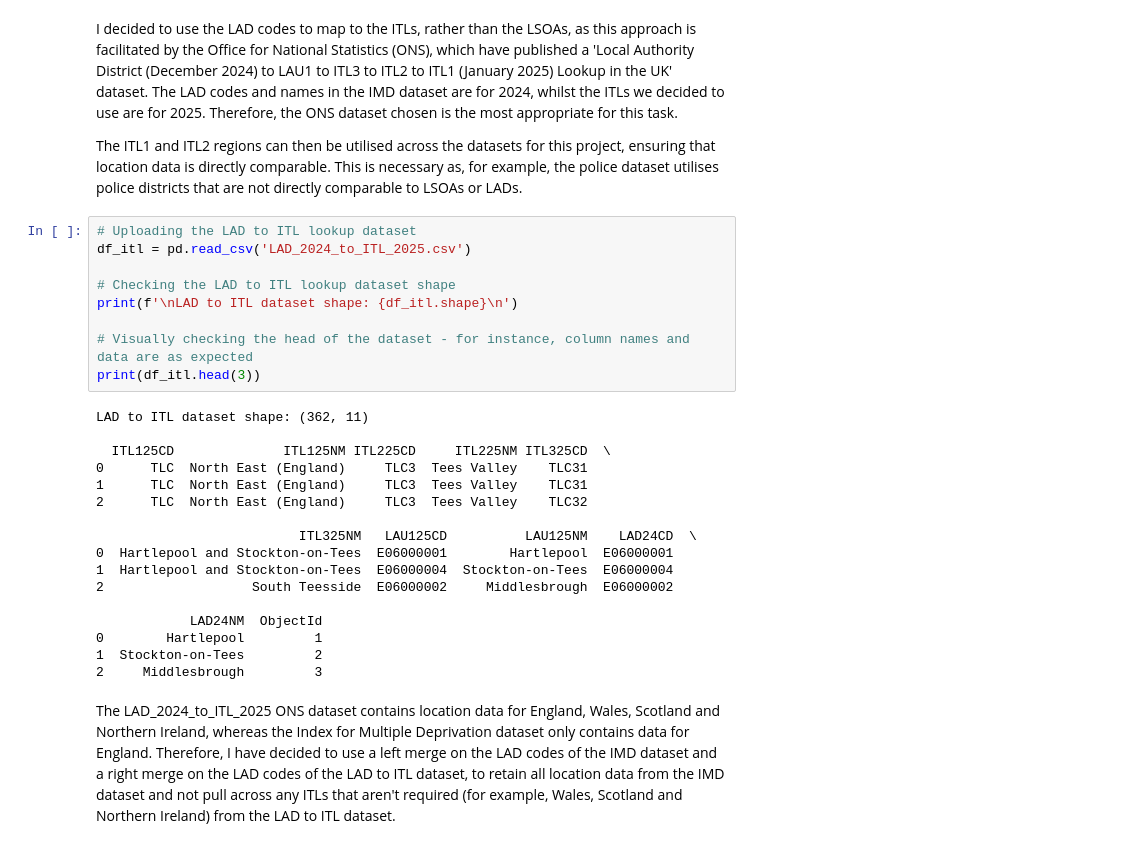
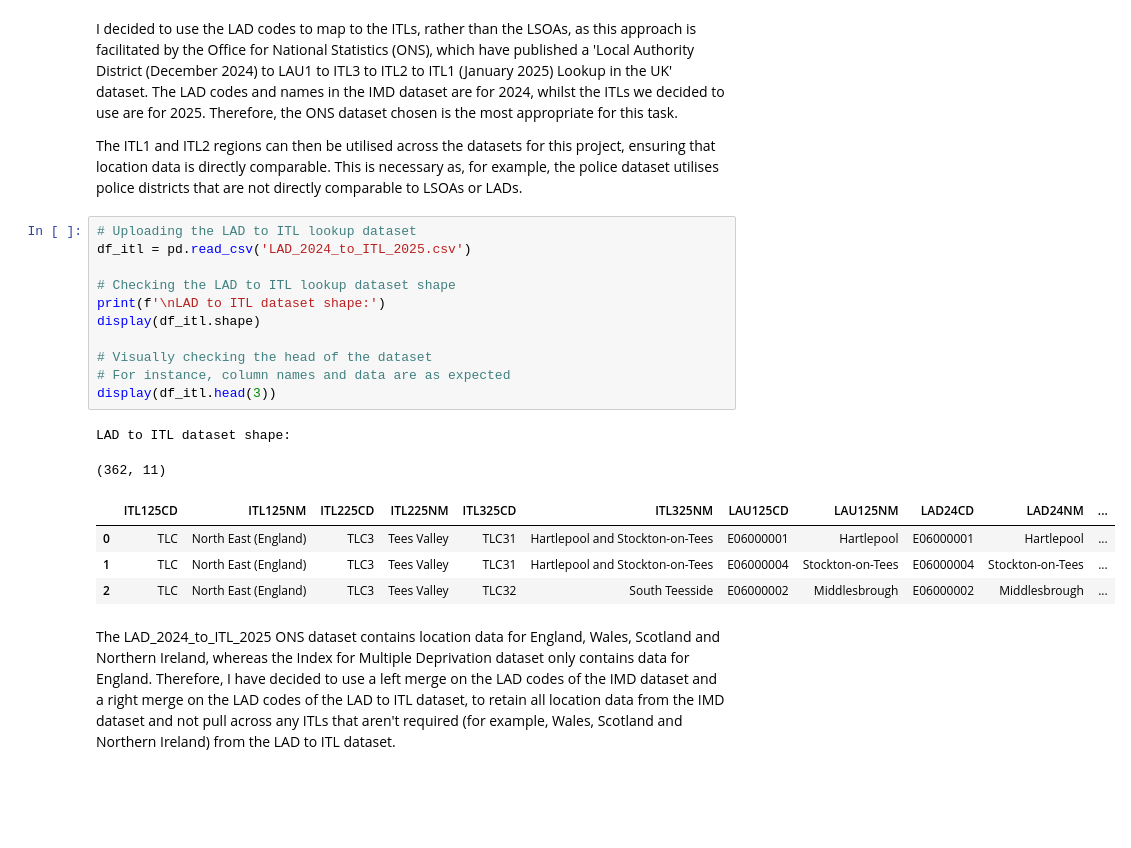
Before and after one commit to idilabdulle/Group-1-Project, a Jupyter notebook: idx_multiple_deprivation_cleaning.ipynb, the cells around one changed output. Drawn from its saved outputs; the diff is of its cells as text; blank space fills up the shorter version.

```diff
--- a/idx_multiple_deprivation_cleaning.ipynb
+++ b/idx_multiple_deprivation_cleaning.ipynb
@@ -144,29 +156,21 @@ The ITL1 and ITL2 regions can then be utilised across the datasets for this proj
 # %%
 # Uploading the LAD to ITL lookup dataset
 df_itl = pd.read_csv('LAD_2024_to_ITL_2025.csv')
 
 # Checking the LAD to ITL lookup dataset shape
-print(f'\nLAD to ITL dataset shape: {df_itl.shape}\n')
+print(f'\nLAD to ITL dataset shape:')
+display(df_itl.shape)
 
-# Visually checking the head of the dataset - for instance, column names and data are as expected
-print(df_itl.head(3))
+# Visually checking the head of the dataset
+# For instance, column names and data are as expected
+display(df_itl.head(3))
 # %% [output]
-LAD to ITL dataset shape: (362, 11)
-
-  ITL125CD              ITL125NM ITL225CD     ITL225NM ITL325CD  \
-0      TLC  North East (England)     TLC3  Tees Valley    TLC31
-1      TLC  North East (England)     TLC3  Tees Valley    TLC31
-2      TLC  North East (England)     TLC3  Tees Valley    TLC32
-
-                          ITL325NM   LAU125CD          LAU125NM    LAD24CD  \
-0  Hartlepool and Stockton-on-Tees  E06000001        Hartlepool  E06000001
-1  Hartlepool and Stockton-on-Tees  E06000004  Stockton-on-Tees  E06000004
-2                   South Teesside  E06000002     Middlesbrough  E06000002
-
-            LAD24NM  ObjectId
-0        Hartlepool         1
-1  Stockton-on-Tees         2
-2     Middlesbrough         3
+LAD to ITL dataset shape:
+(362, 11)
+|  | ITL125CD | ITL125NM | ITL225CD | ITL225NM | ITL325CD | ITL325NM | LAU125CD | LAU125NM | LAD24CD | LAD24NM | ... |
+| 0 | TLC | North East (England) | TLC3 | Tees Valley | TLC31 | Hartlepool and Stockton-on-Tees | E06000001 | Hartlepool | E06000001 | Hartlepool | ... |
+| 1 | TLC | North East (England) | TLC3 | Tees Valley | TLC31 | Hartlepool and Stockton-on-Tees | E06000004 | Stockton-on-Tees | E06000004 | Stockton-on-Tees | ... |
+| 2 | TLC | North East (England) | TLC3 | Tees Valley | TLC32 | South Teesside | E06000002 | Middlesbrough | E06000002 | Middlesbrough | ... |
 # %% [markdown]
 The LAD_2024_to_ITL_2025 ONS dataset contains location data for England, Wales, Scotland and Northern Ireland, whereas the Index for Multiple Deprivation dataset only contains data for England. Therefore, I have decided to use a left merge on the LAD codes of the IMD dataset and a right merge on the LAD codes of the LAD to ITL dataset, to retain all location data from the IMD dataset and not pull across any ITLs that aren't required (for example, Wales, Scotland and Northern Ireland) from the LAD to ITL dataset.
 # %%
```
Also changed, not shown: parts of 4 cells of this notebook, 2 other files.
